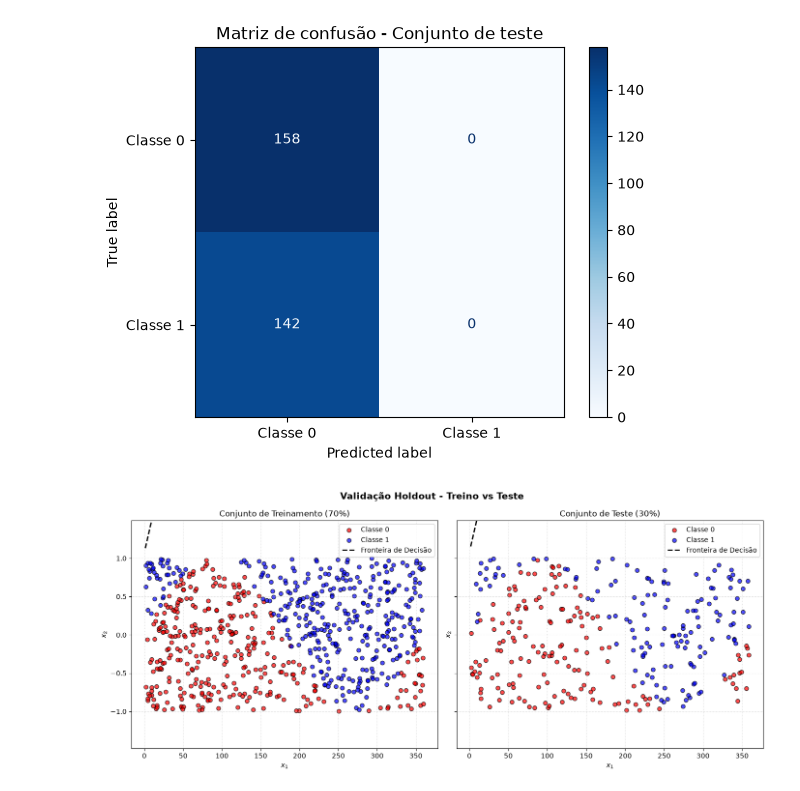
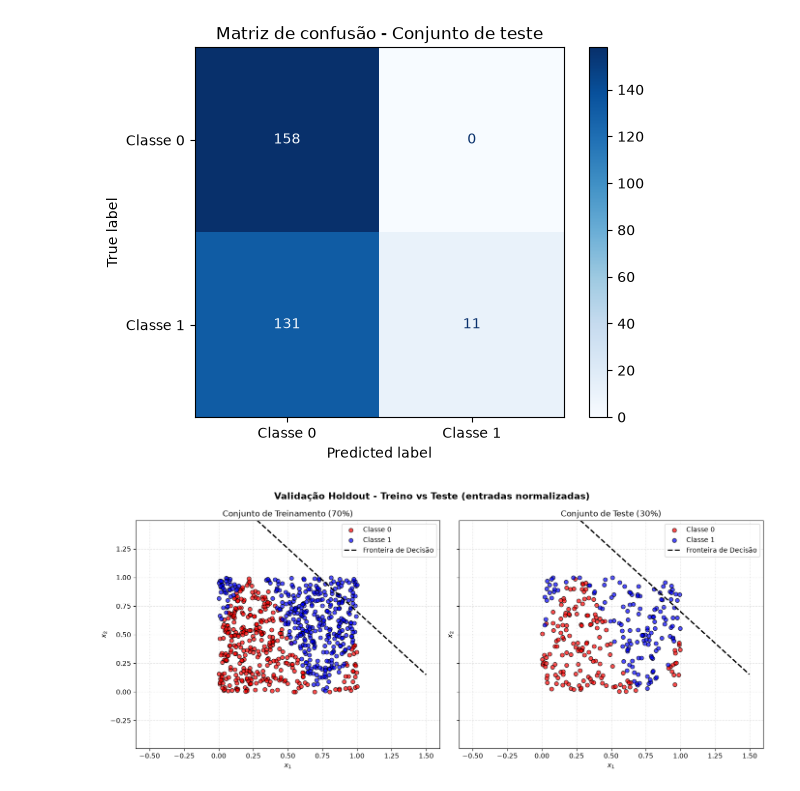
Before and after one commit to arthur-rezende/rna-2026-pp2, a Jupyter notebook: notebooks/03_parte3.ipynb, the cells around one changed output. Drawn from its saved outputs; the diff is of its cells as text; code cells hidden in the pictures.

```diff
--- a/notebooks/03_parte3.ipynb
+++ b/notebooks/03_parte3.ipynb
@@ -96,3 +96,13 @@ X_test, y_test = X[idx_teste], y[idx_teste]
 print(f"Treino: {len(X_train)} exemplos | Teste: {len(X_test)} exemplos")
 # %% [output]
 Treino: 700 exemplos | Teste: 300 exemplos
+# %%
+# Normalização min-max: leva x1 e x2 para o intervalo [0, 1].
+minimo = X_train.min(axis=0)
+maximo = X_train.max(axis=0)
+
+X_train_n = (X_train - minimo) / (maximo - minimo)
+X_test_n = (X_test - minimo) / (maximo - minimo)
+
+print("Treino normalizado: min", X_train_n.min(axis=0), "| max", X_train_n.max(axis=0))
+print("Teste normalizado:  min", X_test_n.min(axis=0), "| max", X_test_n.max(axis=0))
@@ -99,6 +112,6 @@ Treino: 700 exemplos | Teste: 300 exemplos
 # %%
 modelo = Perceptron(eta=0.1, intervalo_pesos=(-0.5, 0.5), theta=0.0, rng=ID_EQUIPE)
-modelo.fit(X_train, y_train, max_epocas=100, embaralhar=True, verbose=True)
+modelo.fit(X_train_n, y_train, max_epocas=100, embaralhar=True, verbose=True)
 
 print(f"Épocas executadas: {modelo.n_epocas_} | Ajustes: {modelo.n_ajustes_}")
 print(f"Convergiu: {modelo.convergiu_}")
@@ -158,9 +171,12 @@ plt.show()
 # %%
 PASTA_RESULTADOS = RAIZ_PROJETO / "resultados"
 PASTA_RESULTADOS.mkdir(exist_ok=True)
 
-fig, axes = visualizacao.plot_comparacao_treino_teste(X_train, y_train, X_test, y_test, modelo)
+fig, axes = visualizacao.plot_comparacao_treino_teste(
+    X_train_n, y_train, X_test_n, y_test, modelo,
+    titulo="Validação Holdout - Treino vs Teste (entradas normalizadas)",
+)
 fig.savefig(PASTA_RESULTADOS / "parte3_treino_teste.png", dpi=150, bbox_inches="tight")
 plt.show()
 # %% [output]
-[figure, old version]
+[figure, new version]
```
Also changed, not shown: parts of 4 cells of this notebook, 2 other files.
